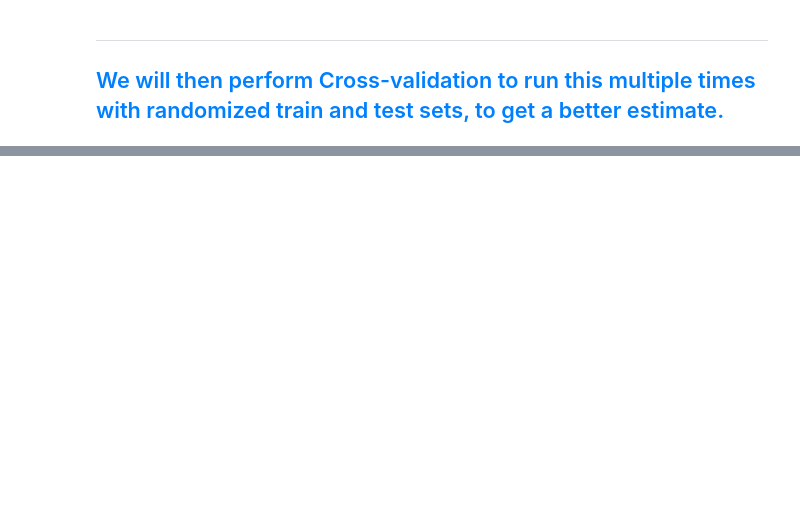
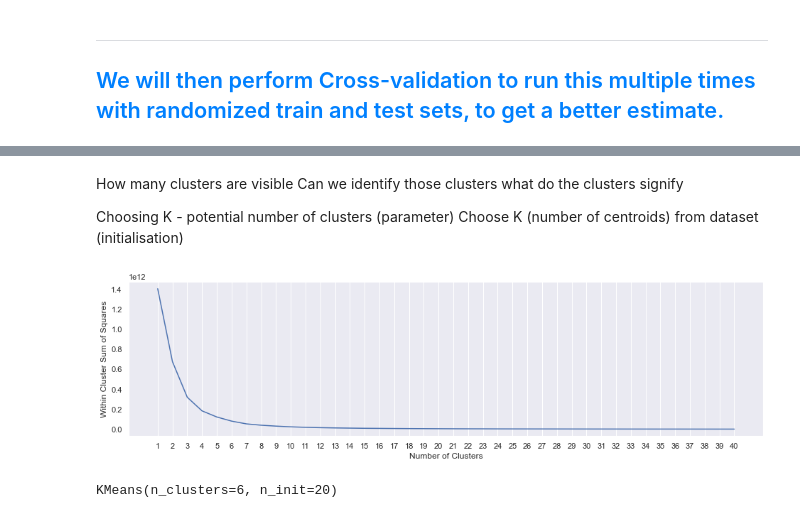
Before and after one commit to nur-hazim/Intro2AI, a Jupyter notebook: Assignment.ipynb, the cells around one changed output, grey strips where cells are left out. Cells and saved outputs as stored; diff of their text form; code cells hidden in the pictures; blank space fills up the shorter version.

```diff
--- a/Assignment.ipynb
+++ b/Assignment.ipynb
@@ -927,0 +912,47 @@ FNR Test :       0.08779443254817987
+# %% [markdown]
+How many clusters are visible
+Can we identify those clusters
+what do the clusters signify
+
+Choosing K - potential number of clusters (parameter)
+Choose K (number of centroids) from dataset (initialisation)
+# %%
+# Import KMeans from sklearn.cluster
+from sklearn.cluster import KMeans
+
+# Vary the Number of Clusters
+min_clust = 1
+max_clust = 40
+init_algo = 'k-means++'
+
+# Compute Within Cluster Sum of Squares
+within_ss = []
+for num_clust in range(min_clust, max_clust+1):
+    kmeans = KMeans(n_clusters = num_clust, init = init_algo, n_init = 5)
+    kmeans.fit(cluster_heap)
+    within_ss.append(kmeans.inertia_)
+
+# Angle Plot : Within SS vs Number of Clusters
+f = plt.figure(figsize=(16,4))
+plt.plot(range(min_clust, max_clust+1), within_ss)
+plt.xlabel('Number of Clusters')
+plt.ylabel('Within Cluster Sum of Squares')
+plt.xticks(np.arange(min_clust, max_clust+1, 1.0))
+plt.grid(which='major', axis='y')
+plt.show()
+# %% [output]
+[figure, added]
+# %%
+# Set "optimal" Clustering Parameters
+num_clust = 6
+init_algo = 'k-means++'
+
+# Create Clustering Model using KMeans
+kmeans = KMeans(n_clusters = num_clust,
+               init = init_algo,
+               n_init = 20)
+
+# Fit the Clustering Model on the Data
+kmeans.fit(cluster_heap)
+# %% [output]
+KMeans(n_clusters=6, n_init=20)
```
Also changed, not shown: parts of 29 cells of this notebook.
